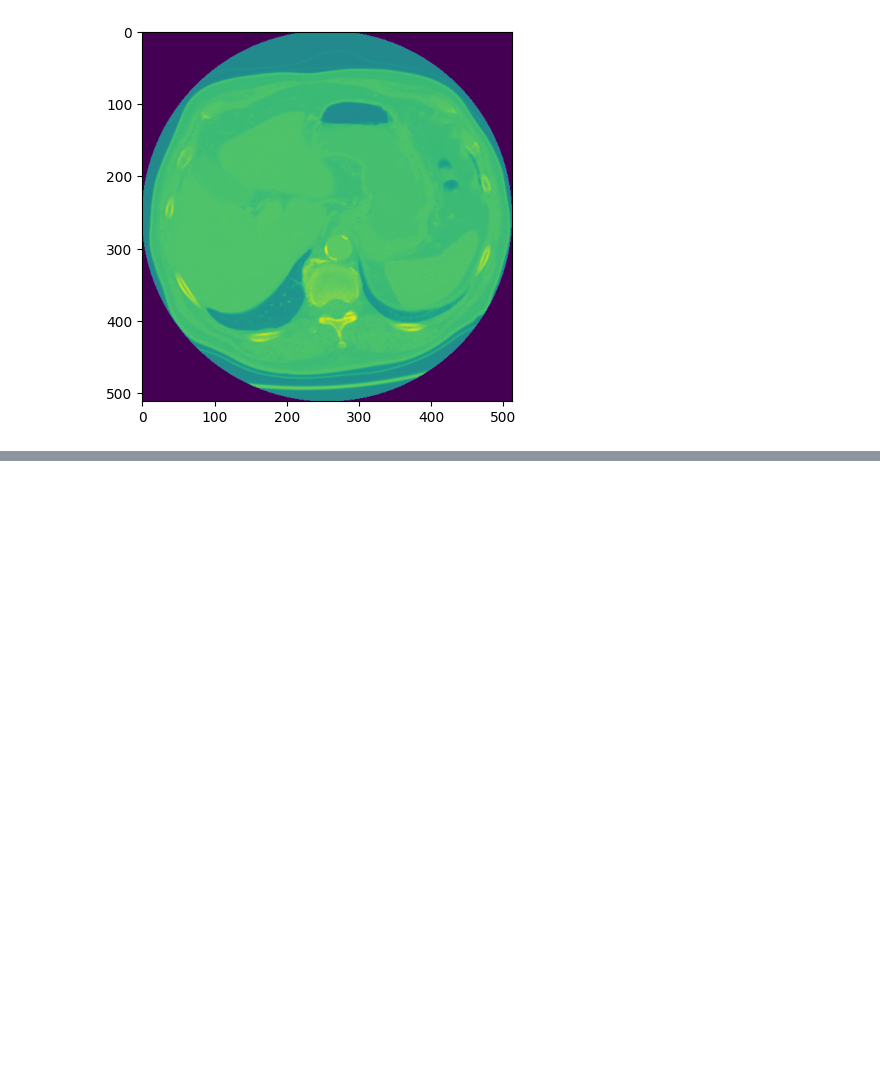
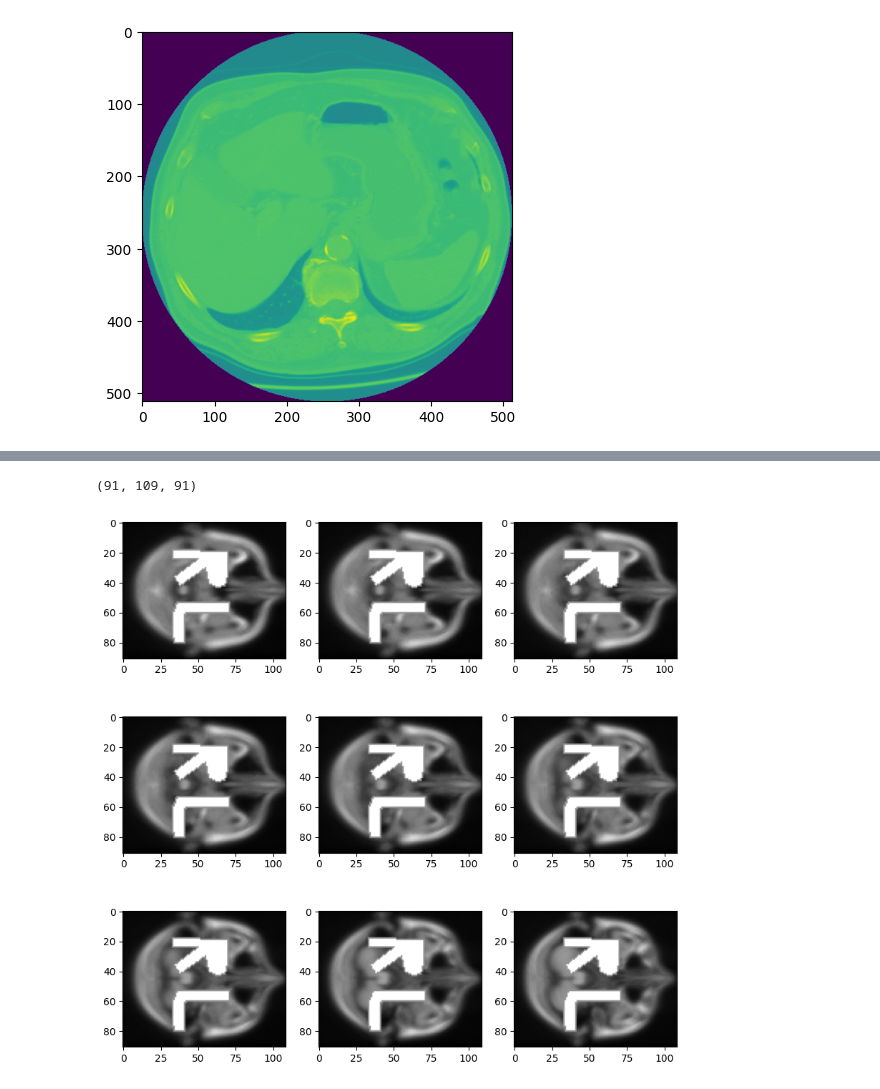
Before and after one commit to DANISHEAZAM/Medical-Imaging, a Jupyter notebook: Introduction to Medical Imaging .ipynb, the cells around one changed output, grey strips where cells are left out. Drawn from its saved outputs; the diff is of its cells as text; code cells hidden in the pictures; blank space fills up the shorter version.

Commit message:
Loading nifti file and saving it after processing

```diff
--- a/Introduction to Medical Imaging .ipynb
+++ b/Introduction to Medical Imaging .ipynb
@@ -147,0 +152,2 @@ plt.imshow(head_mri[0]);
+# %%
+nifti=nib.load('dataset/avg152T1_LR_nifti.nii')
@@ -147,0 +174,15 @@ plt.imshow(head_mri[0]);
+# %%
+nifti.shape
+# %% [output]
+(91, 109, 91)
+# %%
+image_array=nifti.get_fdata()
+# %%
+fig,ax=plt.subplots(3,3,figsize=(10,10))
+c=0
+for i in range(3):
+    for j in range(3):
+        ax[i][j].imshow(image_array[:,:,c],cmap='gray')
+        c+=1
+# %% [output]
+[figure, added]
```
Also changed, not shown: parts of 7 cells of this notebook.
